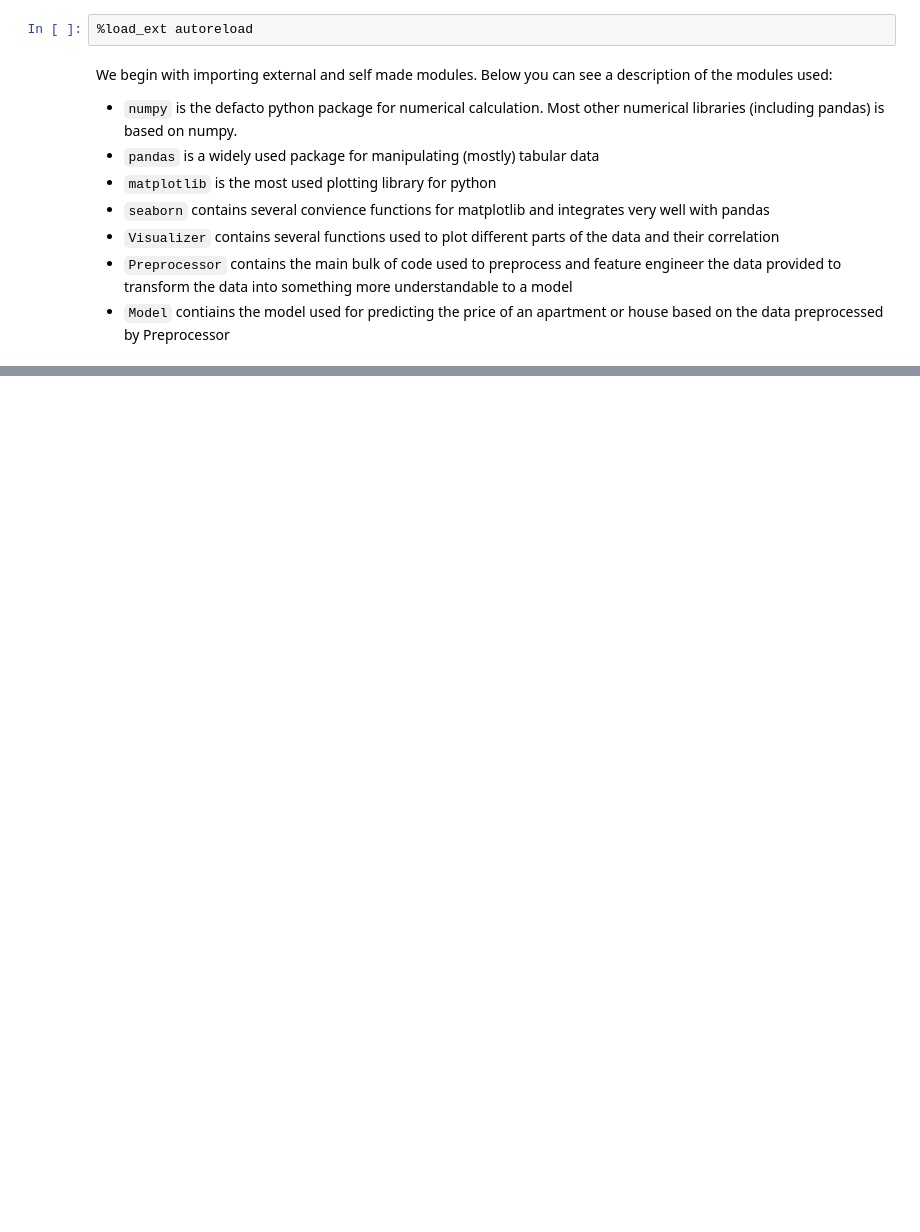
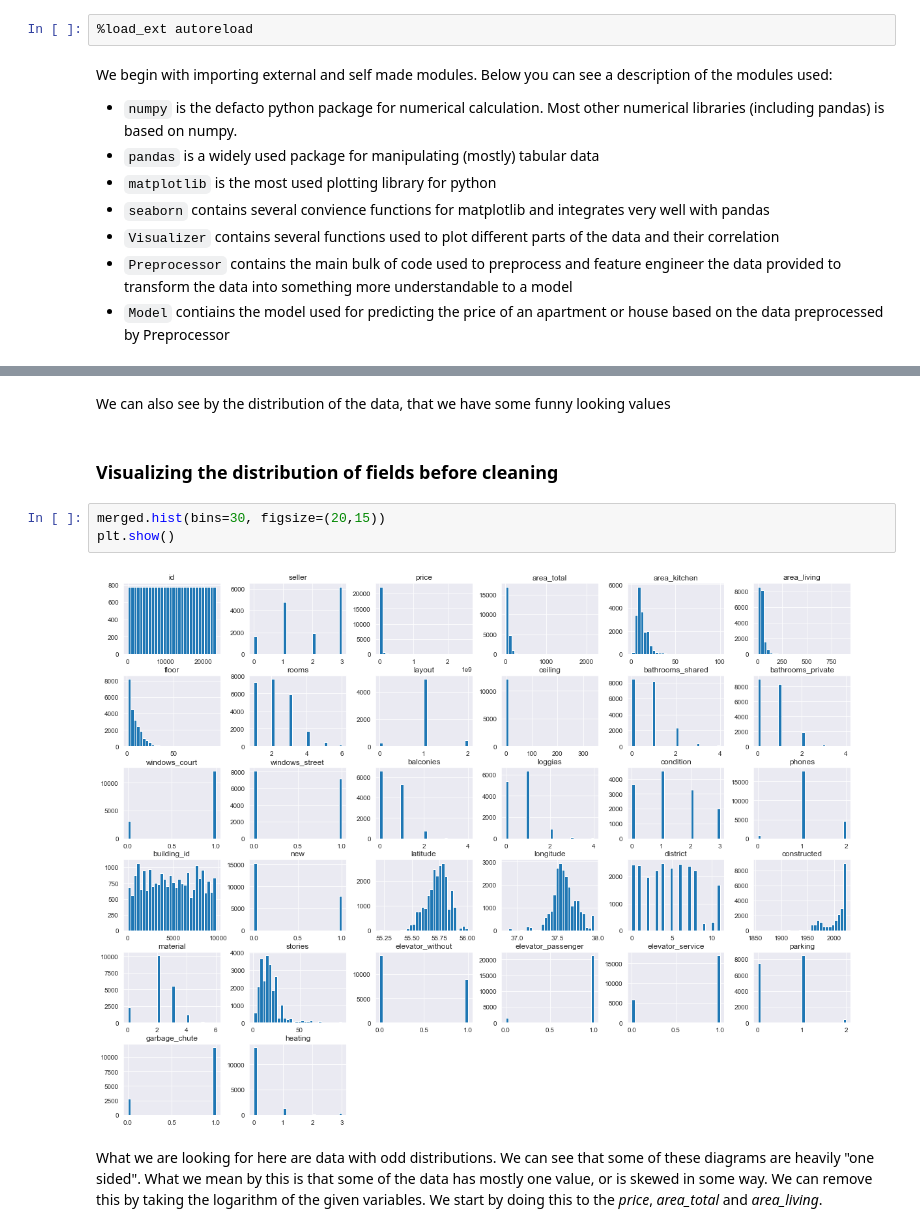
Before and after one commit to Olaussen/TDT4173_group69, a Jupyter notebook: src/notebook.ipynb, the cells around one changed output, grey strips where cells are left out. Cells and saved outputs as stored; diff of their text form; blank space fills up the shorter version.

Commit message:
started on eda and got better result

```diff
--- a/src/notebook.ipynb
+++ b/src/notebook.ipynb
@@ -185,0 +155,11 @@ TODO
+# %% [markdown]
+We can also see by the distribution of the data, that we have some funny looking values
+# %% [markdown]
+### Visualizing the distribution of fields before cleaning
+# %%
+merged.hist(bins=30, figsize=(20,15))
+plt.show()
+# %% [output]
+[figure, added]
+# %% [markdown]
+What we are looking for here are data with odd distributions. We can see that some of these diagrams are heavily "one sided". What we mean by this is that some of the data has mostly one value, or is skewed in some way. We can remove this by taking the logarithm of the given variables. We start by doing this to the *price*, *area_total* and *area_living*.
```
Also changed, not shown: parts of 53 cells of this notebook, 3 other files.
